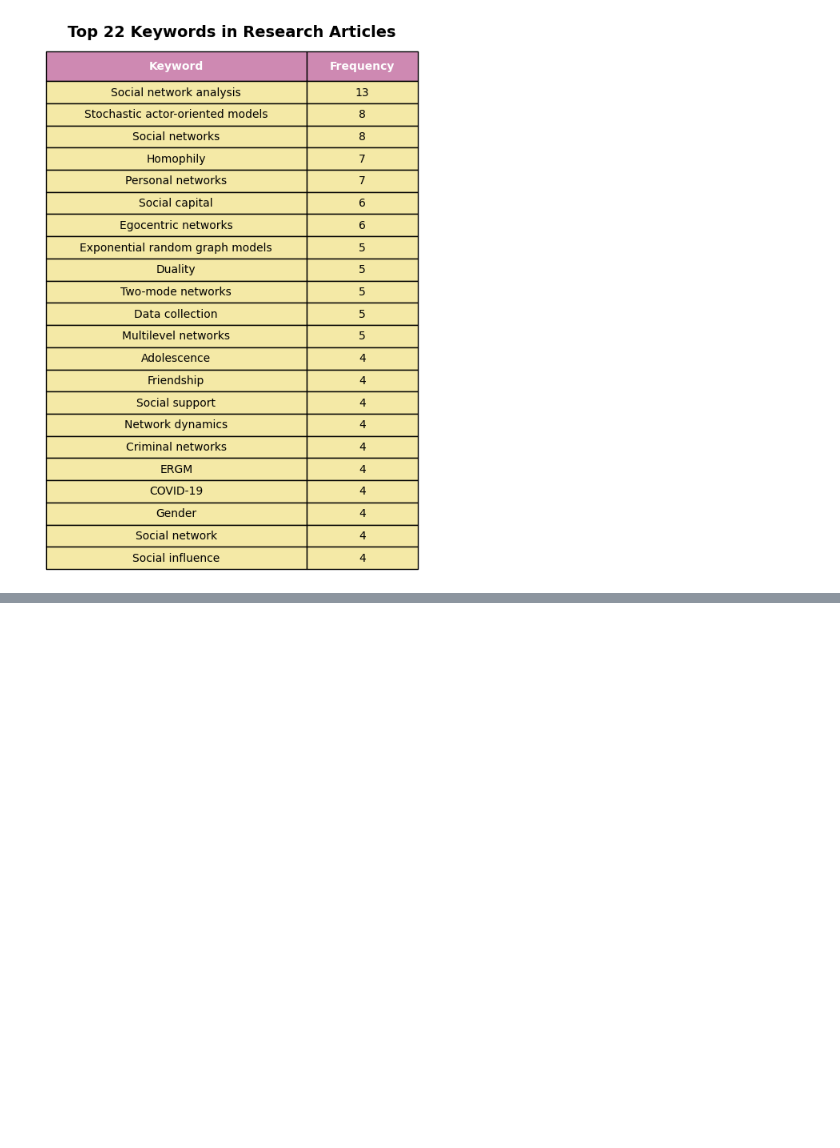
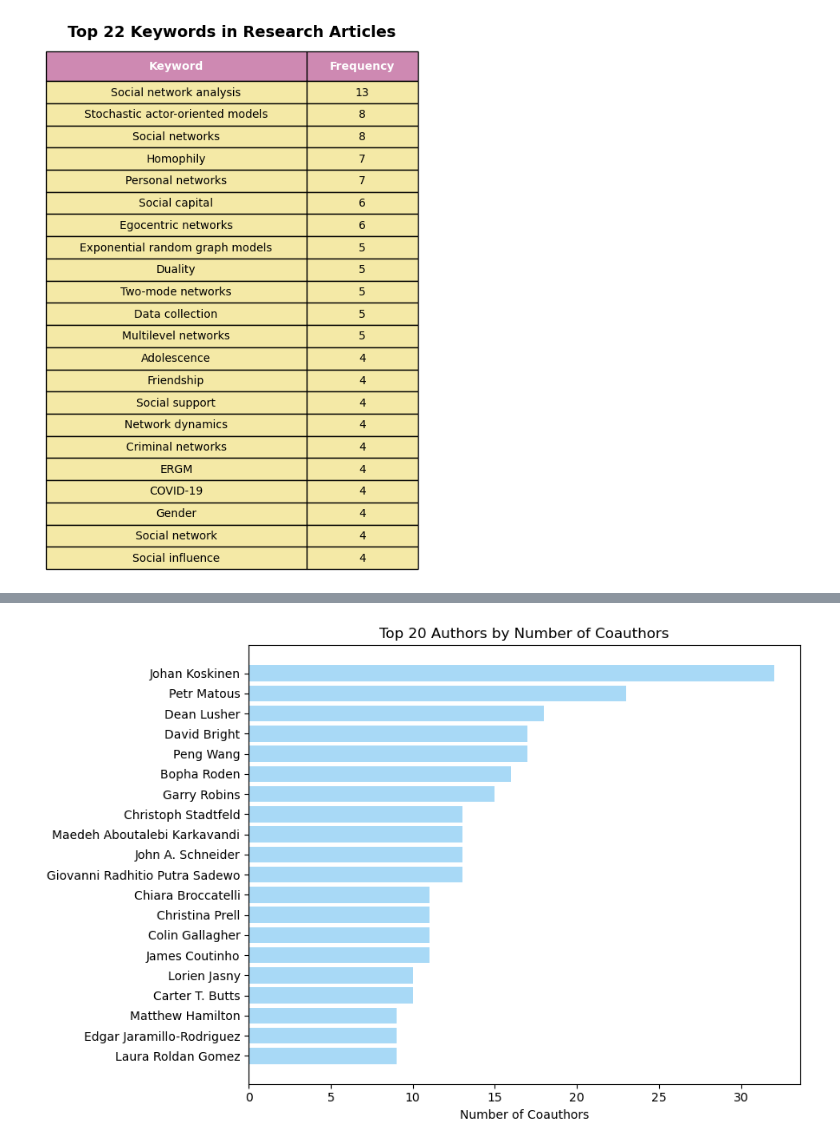
Before and after one commit to kzha355/datasci530fall2025, a Jupyter notebook: project2/Project2.ipynb, the cells around one changed output, grey strips where cells are left out. Cells and saved outputs as stored; diff of their text form; code cells hidden in the pictures; blank space fills up the shorter version.

```diff
--- a/project2/Project2.ipynb
+++ b/project2/Project2.ipynb
@@ -213,0 +315,42 @@ plt.show()
+# %%
+# convert Authors column to list
+coauthor = research.copy()
+coauthor["Authors"] = coauthor["Authors"].str.split(",")
+coauthor["Authors"] = coauthor["Authors"].apply(lambda lst: [a.strip() for a in lst])
+# %%
+# generate coauthor pairs
+pairs = []
+for authors in coauthor["Authors"]:
+    for a, b in itertools.combinations(authors, 2):
+        pair = tuple(sorted([a, b]))
+        pairs.append(pair)
+
+# Convert to dataframe
+coauthor_pairs = pd.DataFrame(pairs, columns=["Author1", "Author2"])
+
+# Convert pairs table into a directed table of Author-Coauthor
+author_co = pd.concat([
+    coauthor_pairs.rename(columns={"Author1": "Author", "Author2": "Coauthor"}),
+    coauthor_pairs.rename(columns={"Author2": "Author", "Author1": "Coauthor"})
+])
+
+#Count numbers of coauthors
+coauthor_count = (
+    author_co.groupby("Author")["Coauthor"]
+    .nunique()
+    .reset_index(name="Num_Coauthors")
+    .sort_values("Num_Coauthors", ascending=False)
+)
+
+coauthor20 = coauthor_count.head(20)
+# %%
+#Draw bar chart to display top 20 authors with most coauthors
+plt.figure(figsize=(9,6))
+plt.barh(coauthor20["Author"], coauthor20["Num_Coauthors"], color="#A8D9F6")
+plt.gca().invert_yaxis()
+plt.xlabel("Number of Coauthors")
+plt.title("Top 20 Authors by Number of Coauthors")
+plt.tight_layout()
+plt.show()
+# %% [output]
+[figure, added]
```
Also changed, not shown: parts of 23 cells of this notebook, 3 other files.
